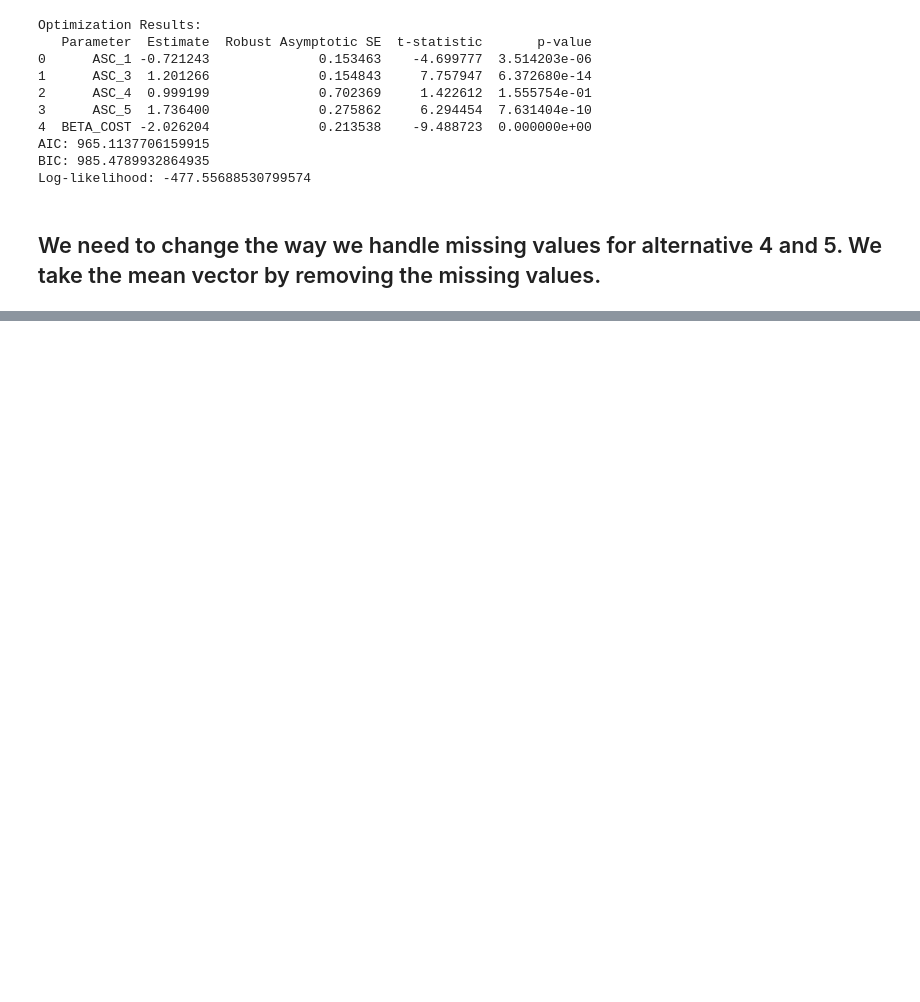
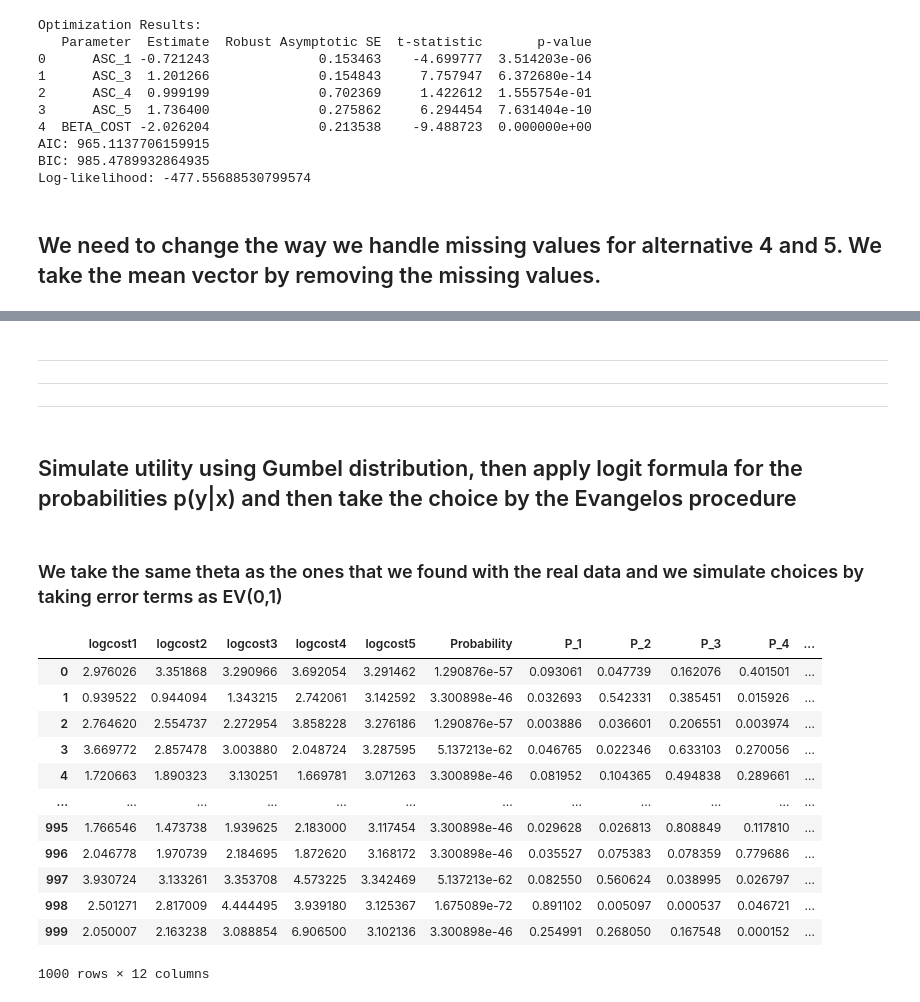
Before and after one commit to alex-monti/Master-Thesis, a Jupyter notebook: week-8.ipynb, the cells around one changed output, grey strips where cells are left out. Cells and saved outputs as stored; diff of their text form; code cells hidden in the pictures; blank space fills up the shorter version.

```diff
--- a/week-8.ipynb
+++ b/week-8.ipynb
@@ -168,0 +205,12 @@ array([3.21597444e+01, 3.51544586e+00, 2.88164648e-01, 1.25451443e-02,
+# %%
+# Define intervals for each dimension
+num_intervals = 2 # Number of intervals for each dimension
+intervals = []
+for i in range(len(mean_vector)):
+    min_val = np.min(simulated_data_lognormal[:, i])
+    min_val_integer = np.floor(min_val)
+    max_val = np.max(simulated_data_lognormal[:, i])
+    max_val_integer = np.ceil(max_val)
+    interval_width = (max_val_integer - min_val_integer) / num_intervals
+    interval_edges = np.linspace(min_val_integer, max_val_integer, num_intervals + 1)
+    intervals.append(interval_edges)
@@ -168,0 +322,8 @@ array([3.21597444e+01, 3.51544586e+00, 2.88164648e-01, 1.25451443e-02,
+# %% [markdown]
+---
+---
+---
+# %% [markdown]
+<h2> Simulate utility using Gumbel distribution, then apply logit formula for the probabilities p(y|x) and then take the choice by the Evangelos procedure </h2>
+# %% [markdown]
+<h3> We take the same theta as the ones that we found with the real data and we simulate choices by taking error terms as EV(0,1) </h3>
@@ -168,0 +357,16 @@ array([3.21597444e+01, 3.51544586e+00, 2.88164648e-01, 1.25451443e-02,
+# %%
+simulated_data_lognormal_df
+# %% [output]
+|  | logcost1 | logcost2 | logcost3 | logcost4 | logcost5 | Probability | P_1 | P_2 | P_3 | P_4 | ... |
+| 0 | 2.976026 | 3.351868 | 3.290966 | 3.692054 | 3.291462 | 1.290876e-57 | 0.093061 | 0.047739 | 0.162076 | 0.401501 | ... |
+| 1 | 0.939522 | 0.944094 | 1.343215 | 2.742061 | 3.142592 | 3.300898e-46 | 0.032693 | 0.542331 | 0.385451 | 0.015926 | ... |
+| 2 | 2.764620 | 2.554737 | 2.272954 | 3.858228 | 3.276186 | 1.290876e-57 | 0.003886 | 0.036601 | 0.206551 | 0.003974 | ... |
+| 3 | 3.669772 | 2.857478 | 3.003880 | 2.048724 | 3.287595 | 5.137213e-62 | 0.046765 | 0.022346 | 0.633103 | 0.270056 | ... |
+| 4 | 1.720663 | 1.890323 | 3.130251 | 1.669781 | 3.071263 | 3.300898e-46 | 0.081952 | 0.104365 | 0.494838 | 0.289661 | ... |
+| ... | ... | ... | ... | ... | ... | ... | ... | ... | ... | ... | ... |
+| 995 | 1.766546 | 1.473738 | 1.939625 | 2.183000 | 3.117454 | 3.300898e-46 | 0.029628 | 0.026813 | 0.808849 | 0.117810 | ... |
+| 996 | 2.046778 | 1.970739 | 2.184695 | 1.872620 | 3.168172 | 3.300898e-46 | 0.035527 | 0.075383 | 0.078359 | 0.779686 | ... |
+| 997 | 3.930724 | 3.133261 | 3.353708 | 4.573225 | 3.342469 | 5.137213e-62 | 0.082550 | 0.560624 | 0.038995 | 0.026797 | ... |
+| 998 | 2.501271 | 2.817009 | 4.444495 | 3.939180 | 3.125367 | 1.675089e-72 | 0.891102 | 0.005097 | 0.000537 | 0.046721 | ... |
+| 999 | 2.050007 | 2.163238 | 3.088854 | 6.906500 | 3.102136 | 3.300898e-46 | 0.254991 | 0.268050 | 0.167548 | 0.000152 | ... |
+1000 rows × 12 columns
```
Also changed, not shown: parts of 26 cells of this notebook, 3 other files.
